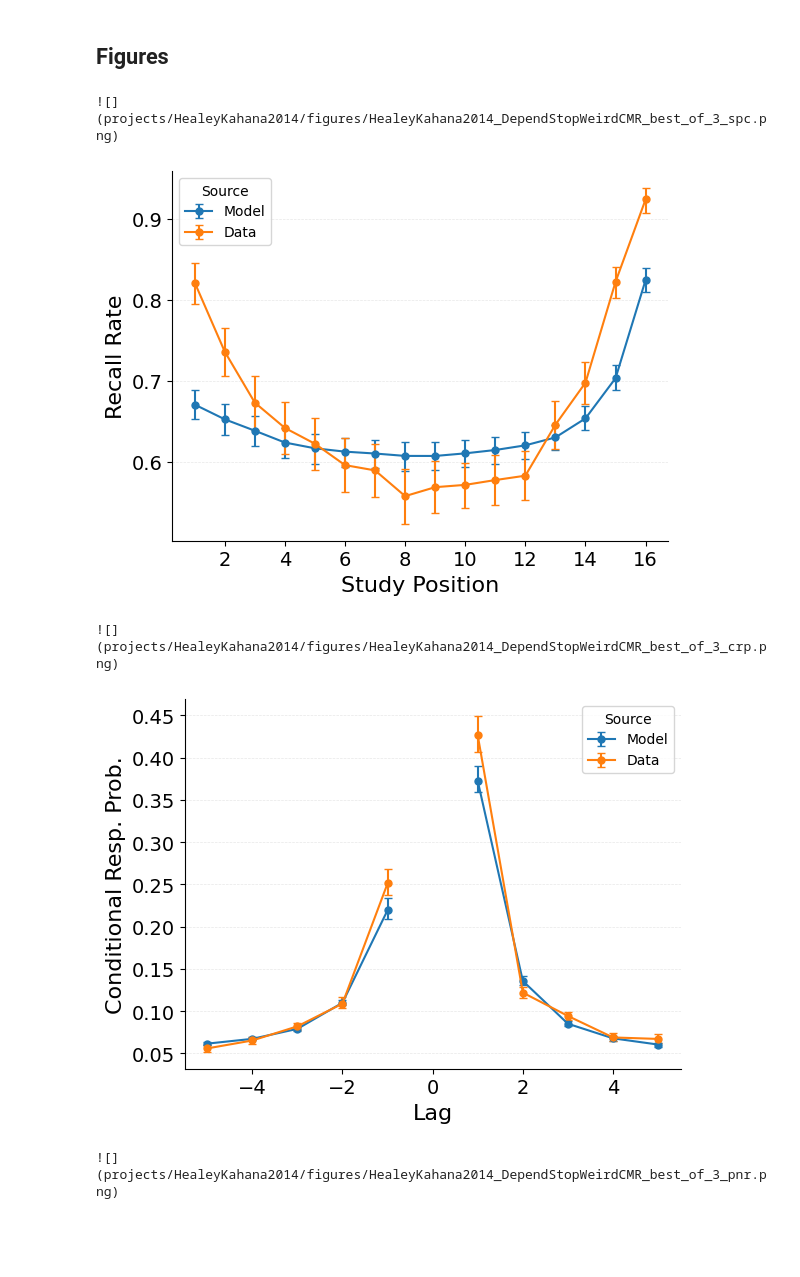
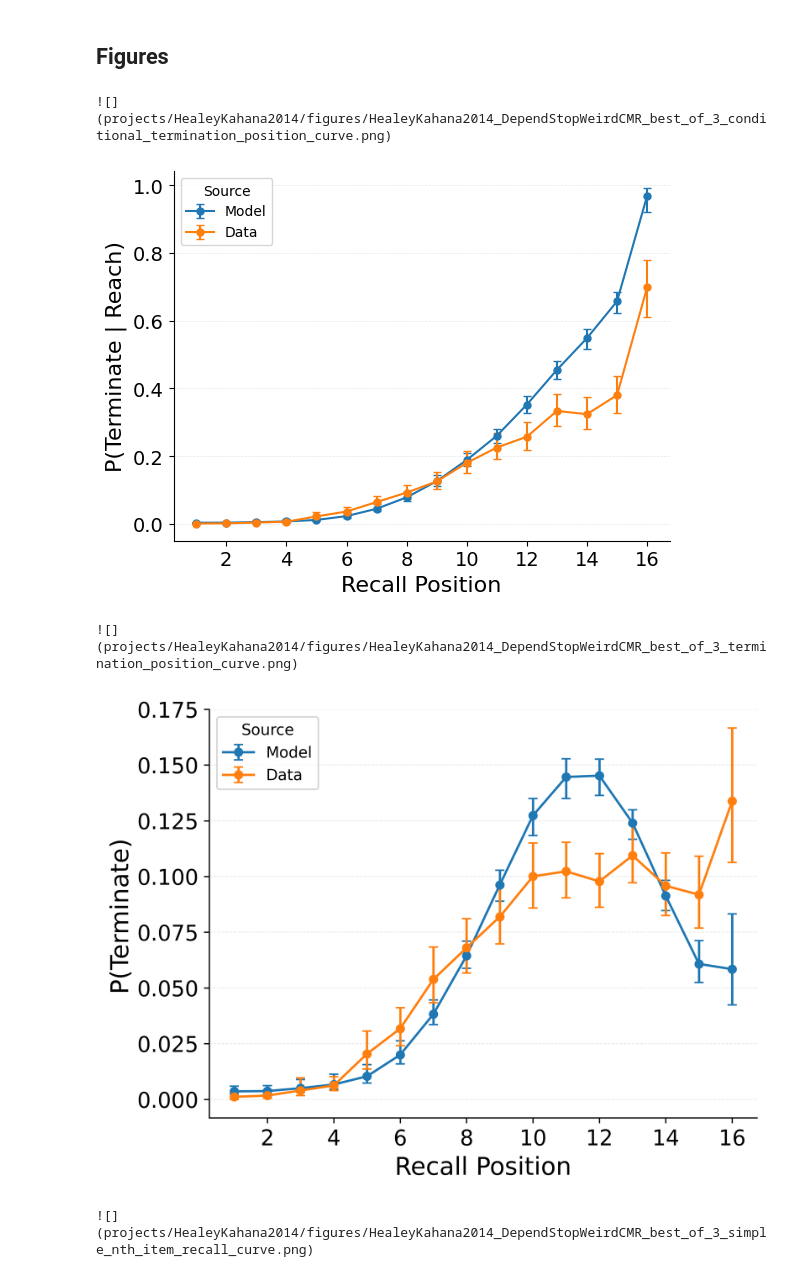
Before and after one commit to githubpsyche/jaxcmr, a Jupyter notebook: work/HealeyKahana2014/Fitting_No_Control.ipynb, the cells around one changed output. Cells and saved outputs as stored; diff of their text form; code cells hidden in the pictures; blank space fills up the shorter version.

```diff
--- a/work/HealeyKahana2014/Fitting_No_Control.ipynb
+++ b/work/HealeyKahana2014/Fitting_No_Control.ipynb
@@ -92,22 +108,29 @@ for product in ["fits", "figures", "simulations"]:
     if not os.path.exists(product_dir):
         os.makedirs(product_dir)
 
-data = load_data(data_path)
+data = load_data(os.path.join(find_project_root(), data_path))
 trial_mask = generate_trial_mask(data, trial_query)
 
 max_size = np.max(data["pres_itemnos"])
-connections = jnp.zeros((max_size, max_size))
+embeddings = embeddings = np.load(
+    os.path.join(find_project_root(), embedding_path)
+).astype(np.float32)
+connections = cosine_similarity_matrix(embeddings)
+distances = 1 - connections
 
 comparison_analyses = [import_from_string(path) for path in comparison_analysis_paths]
 model_factory = import_from_string(model_factory_path)
 
 # derive list of query parameters from keys of `parameters`
-parameters['fixed']['allow_repeated_recalls'] = allow_repeated_recalls
+parameters["fixed"]["allow_repeated_recalls"] = allow_repeated_recalls
 query_parameters = list(parameters["free"].keys())
 
 # make sure repeatedrecalls is in either both data_tag or data_path, or is in neither
 if "repeatedrecalls" in data_tag.lower() or "repeatedrecalls" in data_path.lower():
-    if "repeatedrecalls" not in data_tag.lower() and "repeatedrecalls" not in data_path.lower():
+    if (
+        "repeatedrecalls" not in data_tag.lower()
+        and "repeatedrecalls" not in data_path.lower()
+    ):
         raise ValueError(
             "If 'repeatedrecalls' is in data_tag or data_path, it must be in both."
         )
@@ -212,13 +234,14 @@ else:
         trial_mask=trial_mask,
         experiment_count=experiment_count,
         rng=rng_iter,
+        simulate_trial_fn=simulate_trial_fn,
     )
 
-    save_dict_to_hdf5(sim, sim_path)
+    save_dict_to_hdf5(sim, sim_path) # type: ignore
     print(f"Saved to {sim_path}")
 
 if filter_repeated_recalls:
-    sim['recalls'] = repetition.filter_repeated_recalls(sim['recalls'])
+    sim["recalls"] = repetition.filter_repeated_recalls(sim["recalls"])
 
 params
 # %% [output]
@@ -244,41 +267,40 @@ Saved to projects/HealeyKahana2014/simulations/HealeyKahana2014_DependStopWeirdC
 # %% [markdown]
 ## Figures
 # %%
-#| code-summary: mixed vs control views
+# | code-summary: mixed vs control views
 
 for analysis in comparison_analyses:
-
     figure_str = f"{data_tag}_{model_name}_{run_tag}_{analysis.__name__[5:]}.png"
     figure_path = os.path.join(product_dirs["figures"], figure_str)
     print(f"![]({figure_path})")
 
     # if redo_figures, check if figure already exists and don't redo
     # we want to display the figure here if it already exists
     if os.path.exists(figure_path) and not redo_figures:
         display(Image(filename=figure_path))
         continue
 
     color_cycle = [each["color"] for each in rcParams["axes.prop_cycle"]]
 
     # Create a mask for data using np.isin for the selected list types
     trial_mask = generate_trial_mask(data, trial_query)
     sim_trial_mask = generate_trial_mask(sim, trial_query)
 
     axis = analysis(
         datasets=[sim, data],
         trial_masks=[np.array(sim_trial_mask), np.array(trial_mask)],
         color_cycle=color_cycle,
         labels=["Model", "Data"],
         contrast_name="Source",
         axis=None,
-        distances=None,
+        distances=distances,
     )
 
     plt.savefig(figure_path, bbox_inches="tight", dpi=600)
     plt.show()
 # %% [output]
-![](projects/HealeyKahana2014/figures/HealeyKahana2014_DependStopWeirdCMR_best_of_3_spc.png)
+![](projects/HealeyKahana2014/figures/HealeyKahana2014_DependStopWeirdCMR_best_of_3_conditional_termination_position_curve.png)
-[figure, old version]
+[figure, new version]
-![](projects/HealeyKahana2014/figures/HealeyKahana2014_DependStopWeirdCMR_best_of_3_crp.png)
+![](projects/HealeyKahana2014/figures/HealeyKahana2014_DependStopWeirdCMR_best_of_3_termination_position_curve.png)
-[figure, old version]
+[figure, new version]
-![](projects/HealeyKahana2014/figures/HealeyKahana2014_DependStopWeirdCMR_best_of_3_pnr.png)
+![](projects/HealeyKahana2014/figures/HealeyKahana2014_DependStopWeirdCMR_best_of_3_simple_nth_item_recall_curve.png)
```
Also changed, not shown: parts of 6 cells of this notebook, 26 other files.
